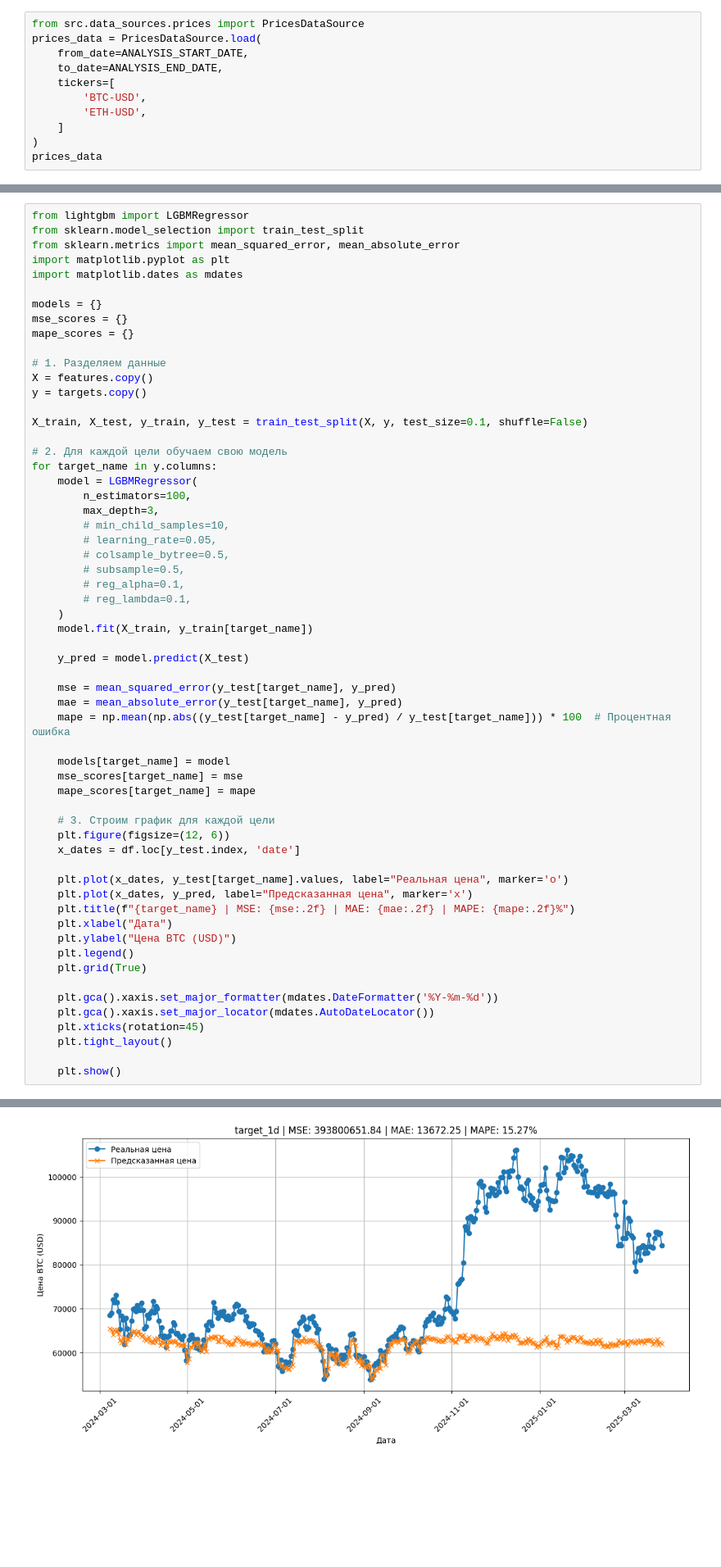
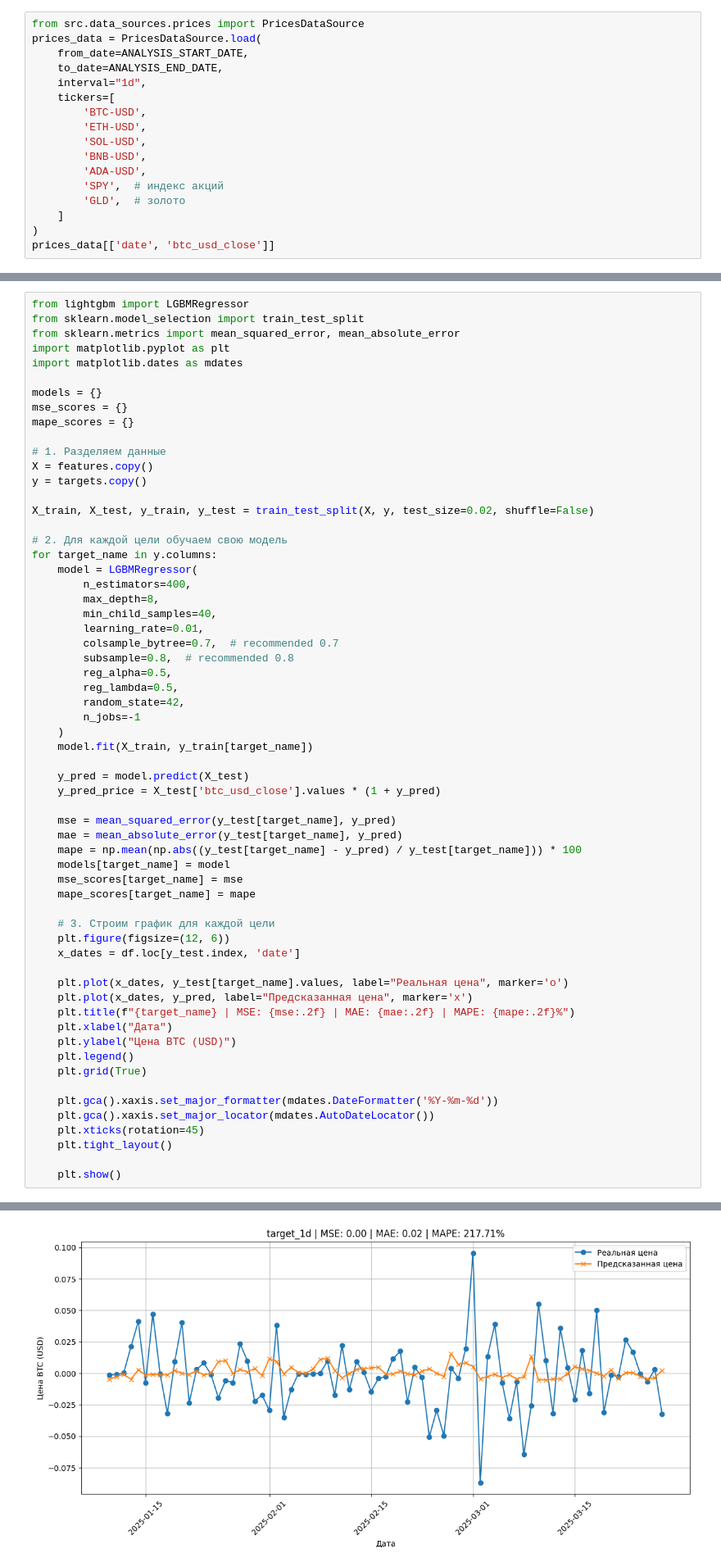
Before and after one commit to sumrak10/WangAI, a Jupyter notebook: notebooks/test.ipynb, the cells around one changed output, grey strips where cells are left out. Shown at 82% size. Drawn from its saved outputs; the diff is of its cells as text; blank space fills up the shorter version.

```diff
--- a/notebooks/test.ipynb
+++ b/notebooks/test.ipynb
@@ -35,10 +35,16 @@ from src.data_sources.prices import PricesDataSource
 prices_data = PricesDataSource.load(
     from_date=ANALYSIS_START_DATE,
     to_date=ANALYSIS_END_DATE,
+    interval="1d",
     tickers=[
         'BTC-USD',
         'ETH-USD',
+        'SOL-USD',
+        'BNB-USD',
+        'ADA-USD',
+        'SPY',  # индекс акций
+        'GLD',  # золото
     ]
 )
-prices_data
+prices_data[['date', 'btc_usd_close']]
 # %% [output]
@@ -173,28 +187,30 @@ mape_scores = {}
 X = features.copy()
 y = targets.copy()
 
-X_train, X_test, y_train, y_test = train_test_split(X, y, test_size=0.1, shuffle=False)
+X_train, X_test, y_train, y_test = train_test_split(X, y, test_size=0.02, shuffle=False)
 
 # 2. Для каждой цели обучаем свою модель
 for target_name in y.columns:
     model = LGBMRegressor(
-        n_estimators=100,
-        max_depth=3,
-        # min_child_samples=10,
-        # learning_rate=0.05,
-        # colsample_bytree=0.5,
-        # subsample=0.5,
-        # reg_alpha=0.1,
-        # reg_lambda=0.1,
+        n_estimators=400,
+        max_depth=8,
+        min_child_samples=40,
+        learning_rate=0.01,
+        colsample_bytree=0.7,  # recommended 0.7
+        subsample=0.8,  # recommended 0.8
+        reg_alpha=0.5,
+        reg_lambda=0.5,
+        random_state=42,
+        n_jobs=-1
     )
     model.fit(X_train, y_train[target_name])
 
     y_pred = model.predict(X_test)
+    y_pred_price = X_test['btc_usd_close'].values * (1 + y_pred)
 
     mse = mean_squared_error(y_test[target_name], y_pred)
     mae = mean_absolute_error(y_test[target_name], y_pred)
-    mape = np.mean(np.abs((y_test[target_name] - y_pred) / y_test[target_name])) * 100  # Процентная ошибка
-
+    mape = np.mean(np.abs((y_test[target_name] - y_pred) / y_test[target_name])) * 100
     models[target_name] = model
     mse_scores[target_name] = mse
     mape_scores[target_name] = mape
@@ -234,5 +250,5 @@ You can set `force_col_wise=true` to remove the overhead.
 [LightGBM] [Warning] No further splits with positive gain, best gain: -inf
 [LightGBM] [Warning] No further splits with positive gain, best gain: -inf
 [LightGBM] [Warning] No further splits with positive gain, best gain: -inf
 [LightGBM] [Warning] No further splits with positive gain, best gain: -inf
-[figure, old version]
+[figure, new version]
```
Also changed, not shown: parts of 10 cells of this notebook, 2 other files.
